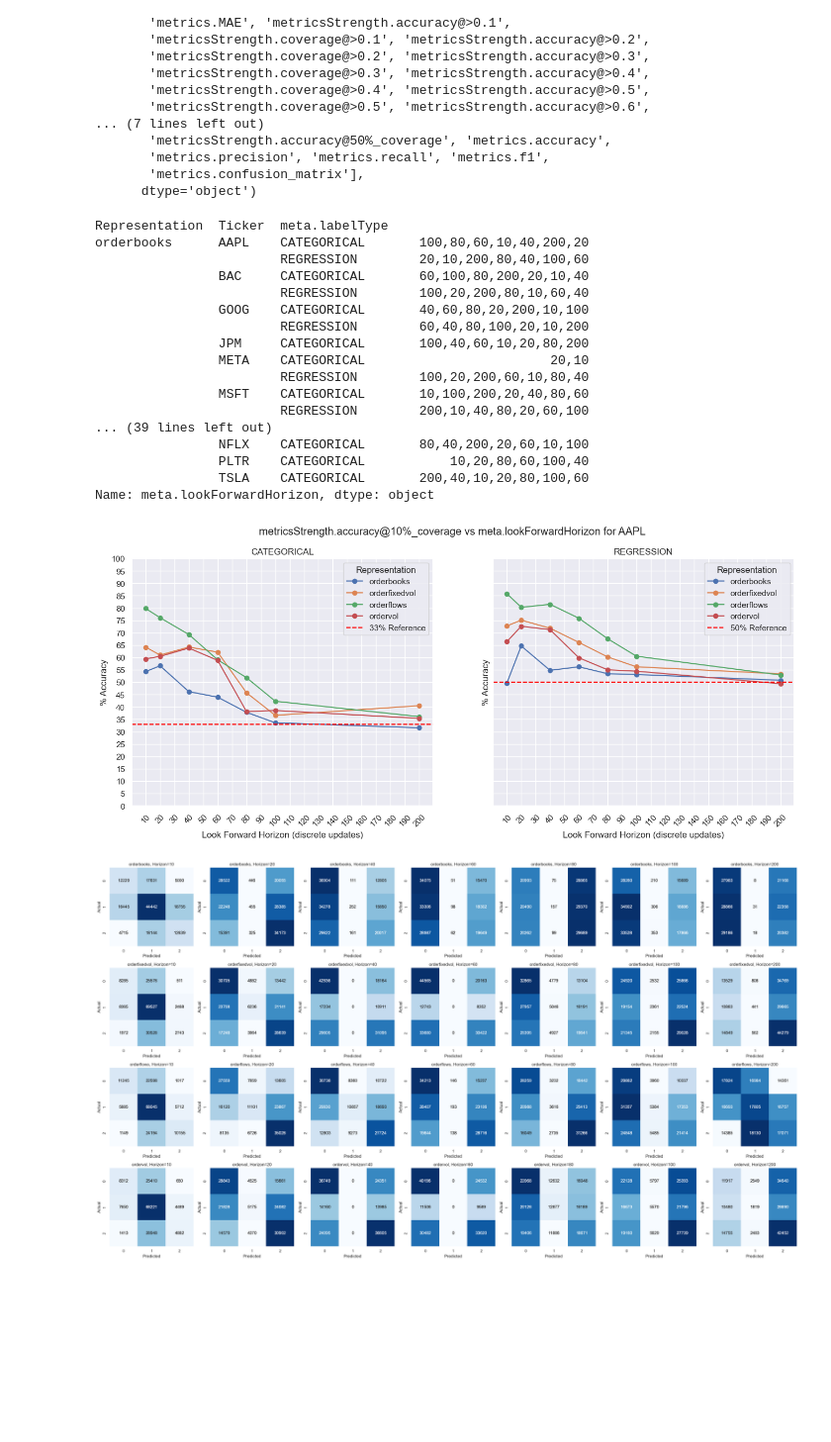
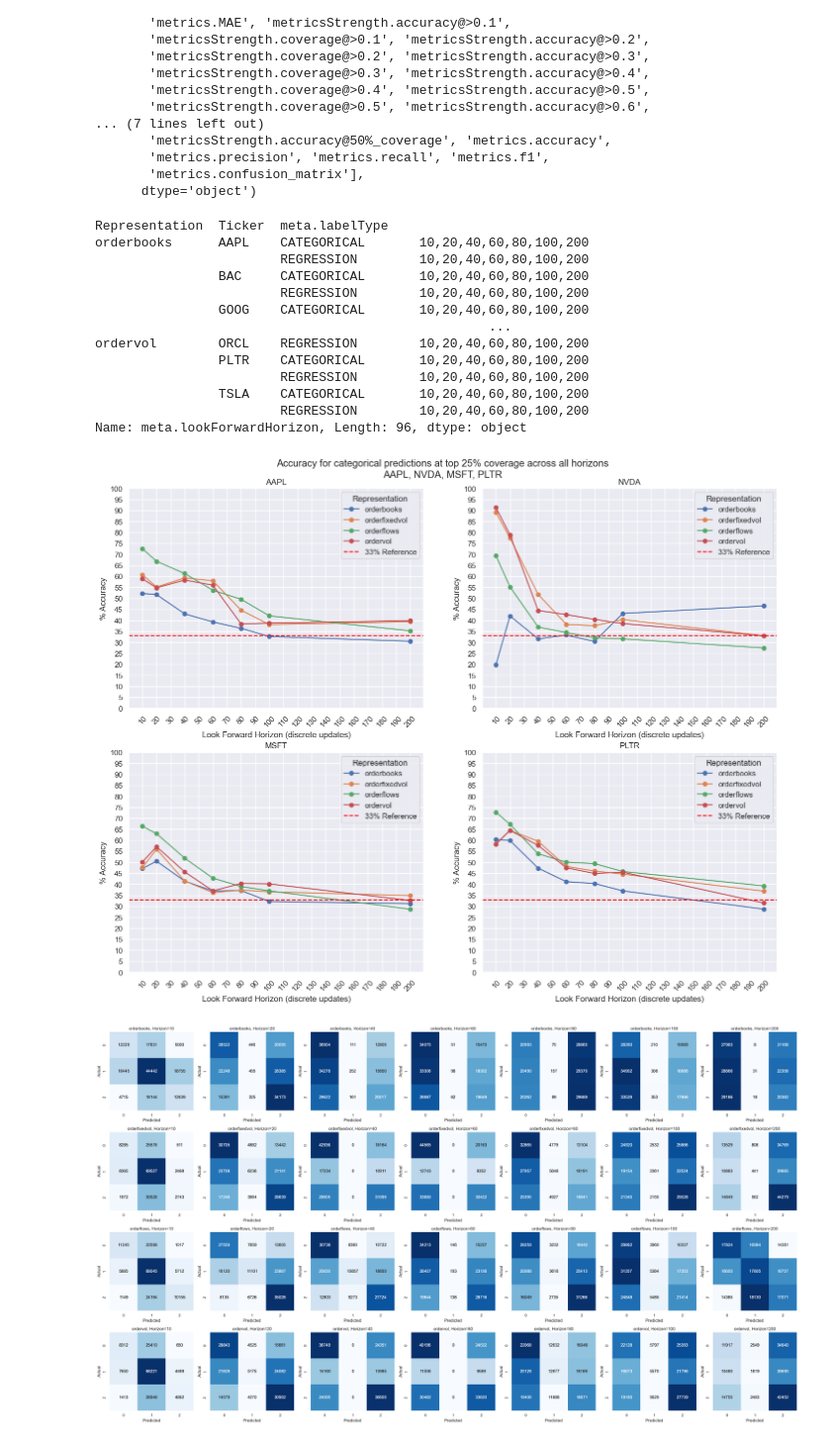
Before and after one commit to benhunt19/deep-lob-project, a Jupyter notebook: src/notebooks/finalResultsAnalysis.ipynb, the cells around one changed output. Shown at 99% size. Cells and saved outputs as stored; diff of their text form; code cells hidden in the pictures; blank space fills up the shorter version.

Commit message:
changing image location and EDA start

```diff
--- a/src/notebooks/finalResultsAnalysis.ipynb
+++ b/src/notebooks/finalResultsAnalysis.ipynb
@@ -14,7 +14,7 @@ if project_root not in sys.path:
     sys.path.insert(0, project_root)
 # %%
 # Constants
-data_location = r"C:\Users\benhu\UCL\Term 3\HSBC\deep-lob-project\results\2025-08-25"
+data_location = r"C:\Users\benhu\UCL\Term 3\HSBC\deep-lob-project\results\final"
 folders = [name for name in os.listdir(data_location)]
 # Go one level deeper and get every pair of (folder, subfolder)
 folder_pairs = []
@@ -91,67 +91,56 @@ Index(['Representation', 'Ticker', 'run_id', 'datetime', 'meta', 'metrics',
        'metrics.confusion_matrix'],
       dtype='object')
 # %%
-data.groupby(['Representation', 'Ticker', 'meta.labelType'])['meta.lookForwardHorizon'].agg(lambda x: ','.join(map(str, x)))
+data.groupby(['Representation', 'Ticker', 'meta.labelType'])['meta.lookForwardHorizon'].agg(lambda x: ','.join(map(str, sorted(x))))
 # %% [output]
 Representation  Ticker  meta.labelType
-orderbooks      AAPL    CATEGORICAL       100,80,60,10,40,200,20
-                        REGRESSION        20,10,200,80,40,100,60
-                BAC     CATEGORICAL       60,100,80,200,20,10,40
-                        REGRESSION        100,20,200,80,10,60,40
-                GOOG    CATEGORICAL       40,60,80,20,200,10,100
-                        REGRESSION        60,40,80,100,20,10,200
-                JPM     CATEGORICAL       100,40,60,10,20,80,200
-                META    CATEGORICAL                        20,10
-                        REGRESSION        100,20,200,60,10,80,40
-                MSFT    CATEGORICAL       10,100,200,20,40,80,60
-                        REGRESSION        200,10,40,80,20,60,100
-... (39 lines left out)
-                NFLX    CATEGORICAL       80,40,200,20,60,10,100
-                PLTR    CATEGORICAL           10,20,80,60,100,40
-                TSLA    CATEGORICAL       200,40,10,20,80,100,60
-Name: meta.lookForwardHorizon, dtype: object
+orderbooks      AAPL    CATEGORICAL       10,20,40,60,80,100,200
+                        REGRESSION        10,20,40,60,80,100,200
+                BAC     CATEGORICAL       10,20,40,60,80,100,200
+                        REGRESSION        10,20,40,60,80,100,200
+                GOOG    CATEGORICAL       10,20,40,60,80,100,200
+                                                   ...
+ordervol        ORCL    REGRESSION        10,20,40,60,80,100,200
+                PLTR    CATEGORICAL       10,20,40,60,80,100,200
+                        REGRESSION        10,20,40,60,80,100,200
+                TSLA    CATEGORICAL       10,20,40,60,80,100,200
+                        REGRESSION        10,20,40,60,80,100,200
+Name: meta.lookForwardHorizon, Length: 96, dtype: object
 # %%
 # Plotting
-ticker = 'AAPL'
-labelType = 'REGRESSION'
-y_axis_col = 'metricsStrength.accuracy@10%_coverage'
+# ticker = 'NVDA'
+tickers = ['AAPL', 'NVDA', 'MSFT', 'PLTR']
+labelType = 'CATEGORICAL'
+y_axis_col = 'metricsStrength.accuracy@25%_coverage'
 x_axis_col = 'meta.lookForwardHorizon'
 
-filtered = data.loc[
-    (data['meta.ticker'] == ticker) &
-    (data['meta.labelType'] == labelType)
-]
-
-df = filtered[['Ticker', 'meta.representation', x_axis_col, y_axis_col]]
-df
-
-fig, axes = plt.subplots(1, 2, figsize=(16, 6), sharey=True)
-
-for ax, label_type in zip(axes, ['CATEGORICAL', 'REGRESSION']):
+fig, axes = plt.subplots(2, 2, figsize=(17, 12), sharey=False)
+sns.set()
+for ax, ticker in zip(axes.flatten(), tickers):
     filtered = data.loc[
         (data['meta.ticker'] == ticker) &
-        (data['meta.labelType'] == label_type)
+        (data['meta.labelType'] == labelType)
     ]
     df = filtered[['Ticker', 'meta.representation', x_axis_col, y_axis_col]]
     for rep in df['meta.representation'].unique():
         subset = df[df['meta.representation'] == rep].sort_values(by=x_axis_col)
         ax.plot(subset[x_axis_col], subset[y_axis_col] * 100, marker='o', label=rep)
     ax.set_xlabel("Look Forward Horizon (discrete updates)")
-    ax.set_title(f"{label_type}")
+    ax.set_title(f"{ticker}")
     ax.grid(True)
-    axHeight = 33 if label_type == 'CATEGORICAL' else 50
+    axHeight = 33 if labelType == 'CATEGORICAL' else 50
     ax.axhline(axHeight, color='red', linestyle='--', label=f'{int(axHeight)}% Reference')
     ax.legend(title="Representation")
     ax.set_ylabel("% Accuracy")
     ax.set_yticks(np.arange(0, 1.05, 0.05) * 100)
     plt.setp(ax.get_xticklabels(), rotation=45)
     ax.set_xticks(np.arange(10, 210, 10))
 
-fig.suptitle(f"{y_axis_col} vs {x_axis_col} for {ticker}")
-
+fig.suptitle(f"Accuracy for categorical predictions at top 25% coverage across all horizons\n{', '.join(tickers)}")
+plt.subplots_adjust(top=0.93)
 plt.show()
 # %% [output]
-[figure, old version]
+[figure, new version]
 # %%
 # Plotting
 ticker = 'AAPL'
```
Also changed, not shown: parts of 6 cells of this notebook, 10 other files.
